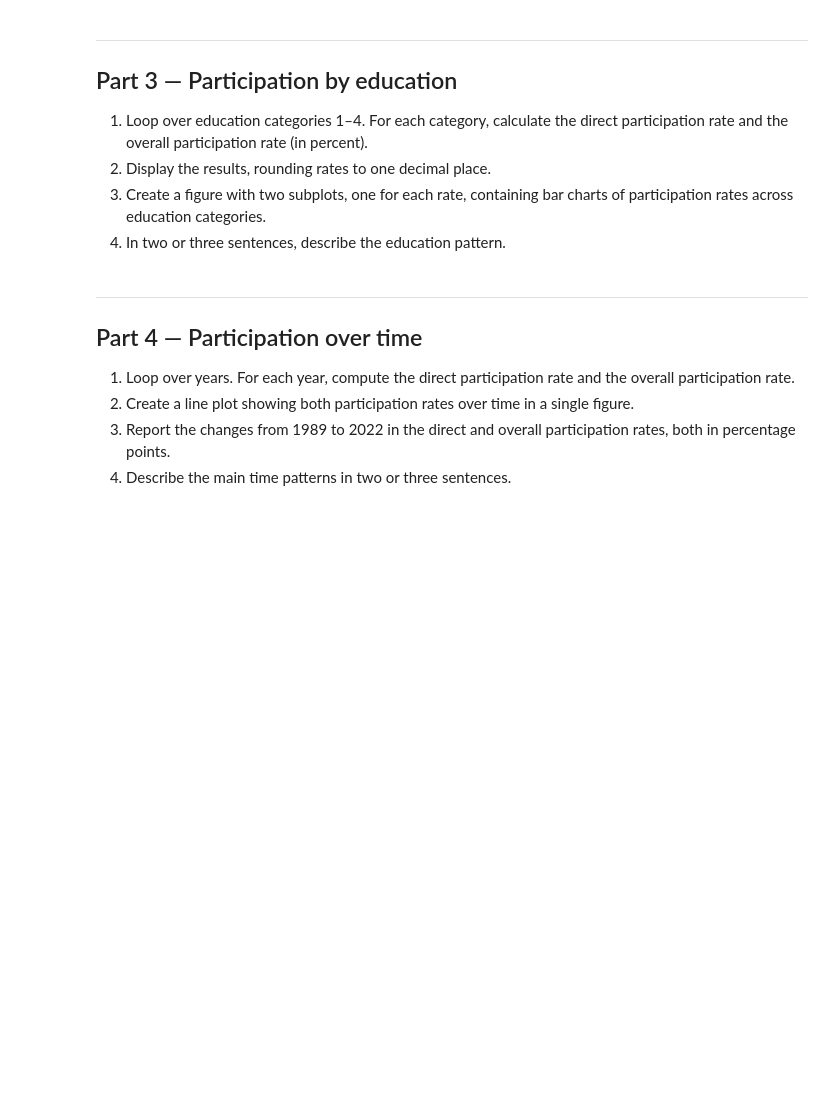
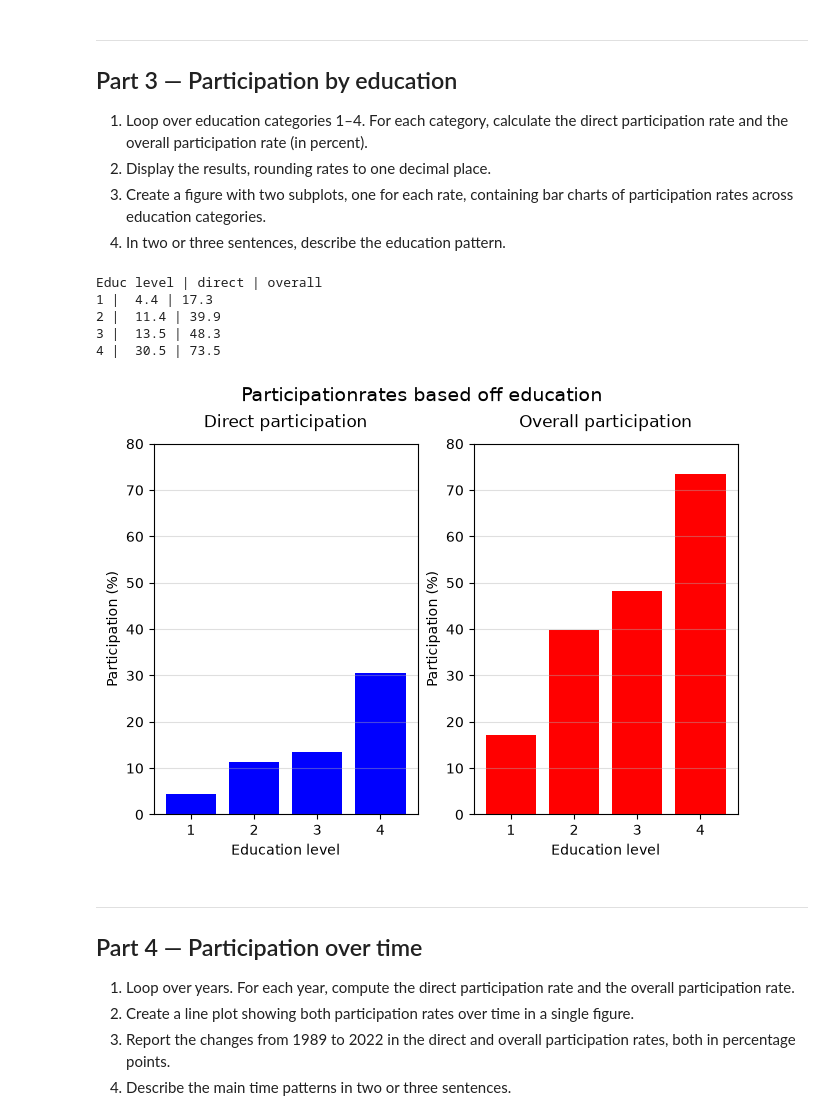
Before and after one commit to Josserntk/TECH2-H26-assignment3, a Jupyter notebook: assignment3.ipynb, the cells around one changed output. Cells and saved outputs as stored; diff of their text form; code cells hidden in the pictures; blank space fills up the shorter version.

```diff
--- a/assignment3.ipynb
+++ b/assignment3.ipynb
@@ -117,6 +196,53 @@ built-in `mean()` method.
 3. Create a figure with two subplots, one for each rate, containing bar charts
    of participation rates across education categories.
 4. In two or three sentences, describe the education pattern.
+# %%
+import matplotlib.pyplot as plt
+
+#Part 1
+categories = [1, 2, 3, 4]
+direct_rates = []
+overall_rates = []
+
+for c in categories:
+    subset = df[df['educ'] == c]
+    direct_rates.append(float(subset['direct'].mean() * 100))
+    overall_rates.append(float(subset['overall'].mean() * 100))
+
+#Part 2
+print('Educ level | direct | overall')
+print('1 | ', round(direct_rates[0], 1), '|', round(overall_rates[0], 1))
+print('2 | ', round(direct_rates[1], 1), '|', round(overall_rates[1], 1))
+print('3 | ', round(direct_rates[2], 1), '|', round(overall_rates[2], 1))
+print('4 | ', round(direct_rates[3], 1), '|', round(overall_rates[3], 1))
+
+#Part 3:
+fig, axes = plt.subplots(1, 2, layout = 'constrained')
+
+axes[0].bar(categories, direct_rates, color = 'blue')
+axes[0].set_title('Direct participation', pad = 12)
+
+axes[1].bar(categories, overall_rates, color = 'red')
+axes[1].set_title('Overall participation', pad = 12)
+
+for ax in axes:
+    ax.grid(axis='y', alpha=0.4)
+    ax.set_ylabel('Participation (%)')
+    ax.set_xlabel('Education level')
+    ax.set_ylim(0, 80)
+
+_ = fig.suptitle('Participationrates based off education', fontsize = 14)
+
+#Part 4
+#The participation in both direct and overall rises when the educational level also rises.
+#It also jumps the most between educational lever 1-2 and 3-4 for thewm both.
+# %% [output]
+Educ level | direct | overall
+1 |  4.4 | 17.3
+2 |  11.4 | 39.9
+3 |  13.5 | 48.3
+4 |  30.5 | 73.5
+[figure, added]
 # %% [markdown]
 ***
 ## Part 4 — Participation over time
```
Also changed, not shown: parts of 5 cells of this notebook.
